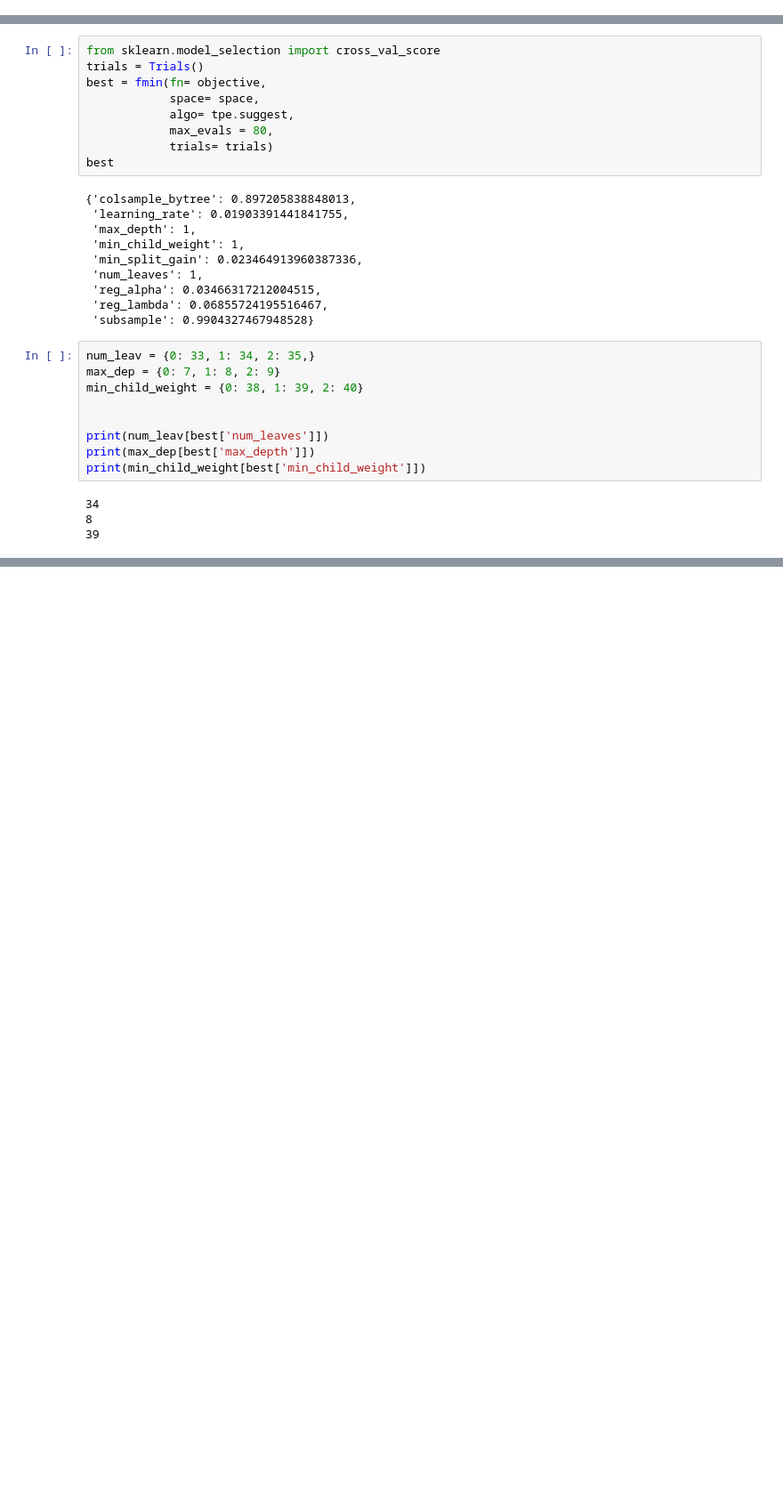
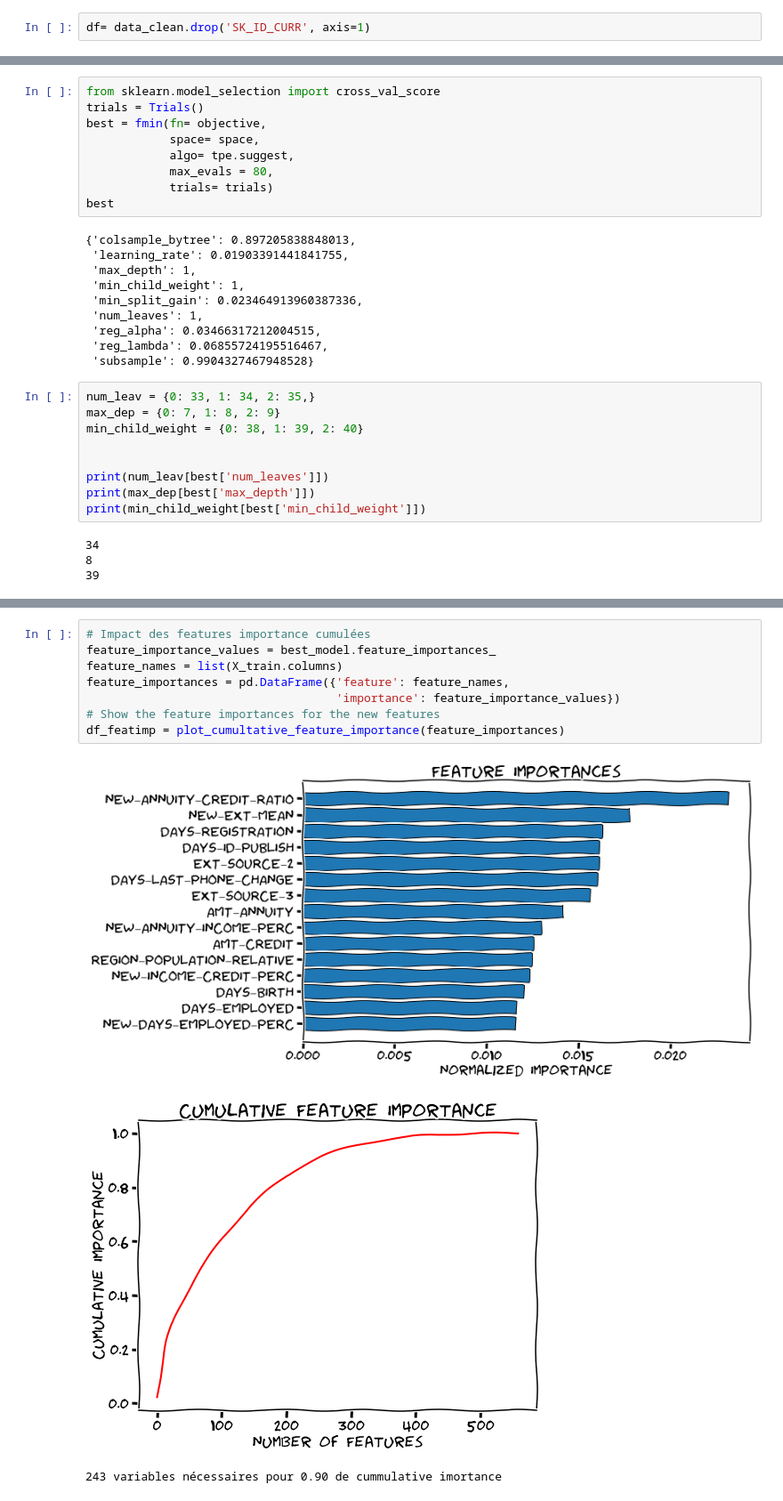
Before and after one commit to Azimoj/Credit-scoring, a Jupyter notebook: Model_Optimization.ipynb, the cells around one changed output, grey strips where cells are left out. Shown at 89% size. Drawn from its saved outputs; the diff is of its cells as text; blank space fills up the shorter version.

```diff
--- a/Model_Optimization.ipynb
+++ b/Model_Optimization.ipynb
@@ -173 +121,3 @@ data_clean.to_csv('/content/drive/MyDrive/p7/data/data_clean.csv')
+# %%
+df= data_clean.drop('SK_ID_CURR', axis=1)
 # %%
@@ -372,0 +467,12 @@ SyntaxError: ignored
+# %%
+# Impact des features importance cumulées
+feature_importance_values = best_model.feature_importances_
+feature_names = list(X_train.columns)
+feature_importances = pd.DataFrame({'feature': feature_names,
+                                    'importance': feature_importance_values})
+# Show the feature importances for the new features
+df_featimp = plot_cumultative_feature_importance(feature_importances)
+# %% [output]
+[figure, added]
+[figure, added]
+243 variables nécessaires pour 0.90 de cummulative imortance
```
Also changed, not shown: parts of 57 cells of this notebook.
